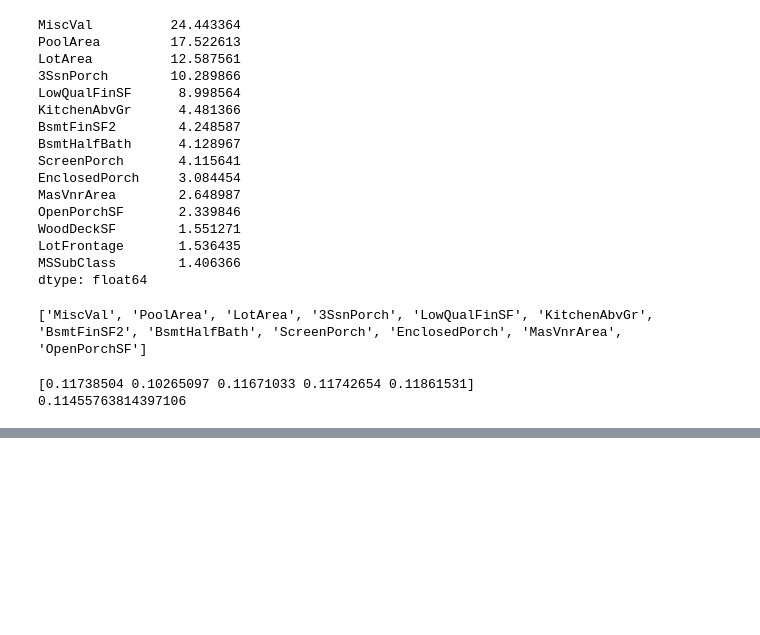
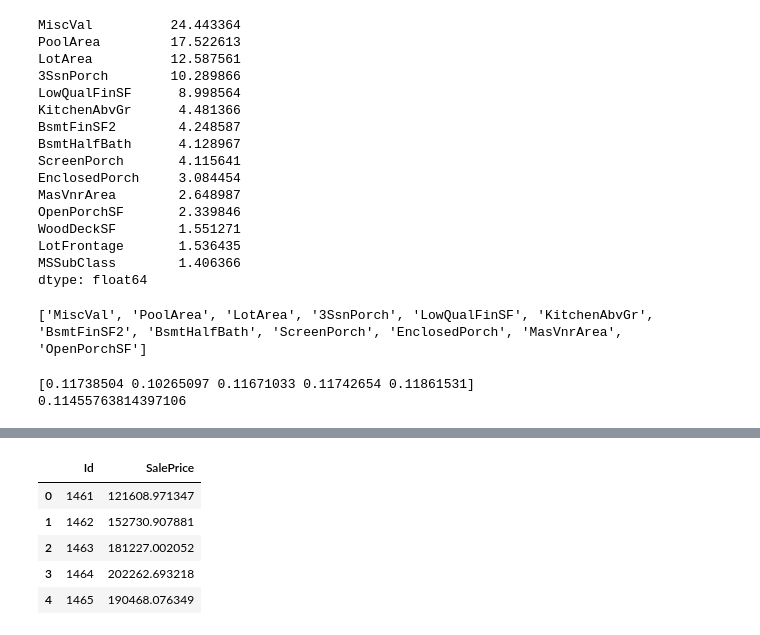
Before and after one commit to kridaysud2007/House-prices, a Jupyter notebook: notebooks/model.ipynb, the cells around one changed output, grey strips where cells are left out. Drawn from its saved outputs; the diff is of its cells as text; code cells hidden in the pictures; blank space fills up the shorter version.

```diff
--- a/notebooks/model.ipynb
+++ b/notebooks/model.ipynb
@@ -396,0 +427,19 @@ print(score3.mean())
+# %%
+from sklearn.linear_model import ElasticNet
+
+model5 = Pipeline([
+    ("preprocessor", preprocessor3),
+    ("regressor", ElasticNet(max_iter=20000))
+])
+
+param_grid5= {
+    "regressor__alpha": np.logspace(-4, -1, 10),
+    "regressor__l1_ratio": [0.1, 0.3, 0.5, 0.7, 0.9,0.95, 0.99]
+}
+
+elastic_search = GridSearchCV(estimator=model5, param_grid=param_grid5, scoring="neg_root_mean_squared_error", cv=kf, n_jobs=-1)
+
+elastic_search.fit(x_clean, y_clean)
+
+print(f"best param= {elastic_search.best_params_}")
+print(f"CV RMSE; {-elastic_search.best_score_}")
@@ -396,0 +702,43 @@ print(score3.mean())
+# %%
+x_test["TotalSF"] = (
+    x_test["TotalBsmtSF"] +
+    x_test["1stFlrSF"] +
+    x_test["2ndFlrSF"]
+)
+x_test["TotalBath"] = (
+    x_test["FullBath"] +
+    0.5 * x_test["HalfBath"] +
+    x_test["BsmtFullBath"] +
+    0.5 * x_test["BsmtHalfBath"]
+)
+x_test["TotalPorchSF"] = (
+    x_test["OpenPorchSF"] +
+    x_test["3SsnPorch"] +
+    x_test["EnclosedPorch"] +
+    x_test["ScreenPorch"] +
+    x_test["WoodDeckSF"]
+)
+x_test["HouseAge"] = (
+    x_test["YrSold"] -
+    x_test["YearBuilt"]
+)
+x_test["RemodAge"] = (
+    x_test["YrSold"] -
+    x_test["YearRemodAdd"]
+)
+
+predictions_elastic = np.expm1(elastic_search.predict(x_test))
+submission2 = pd.DataFrame({
+    "Id": test["Id"],
+    "SalePrice": predictions_elastic
+})
+
+submission2.to_csv("../submissions/submission2.csv", index=False)
+submission2.head()
+# %% [output]
+|  | Id | SalePrice |
+| 0 | 1461 | 121608.971347 |
+| 1 | 1462 | 152730.907881 |
+| 2 | 1463 | 181227.002052 |
+| 3 | 1464 | 202262.693218 |
+| 4 | 1465 | 190468.076349 |
```
Also changed, not shown: parts of 11 cells of this notebook, 4 other files.
